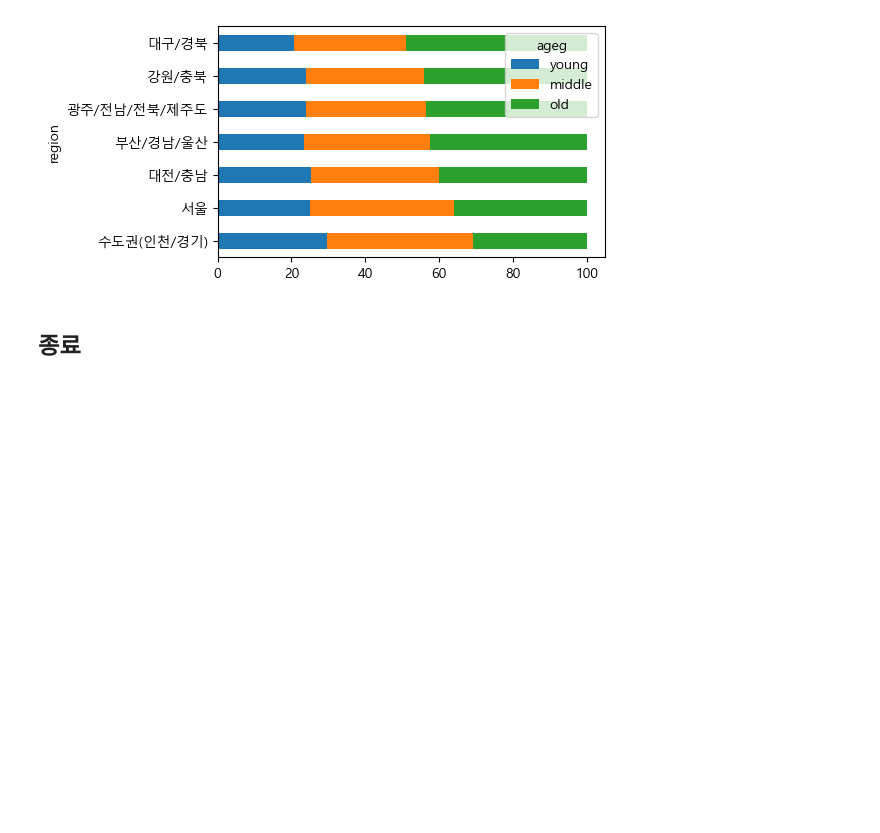
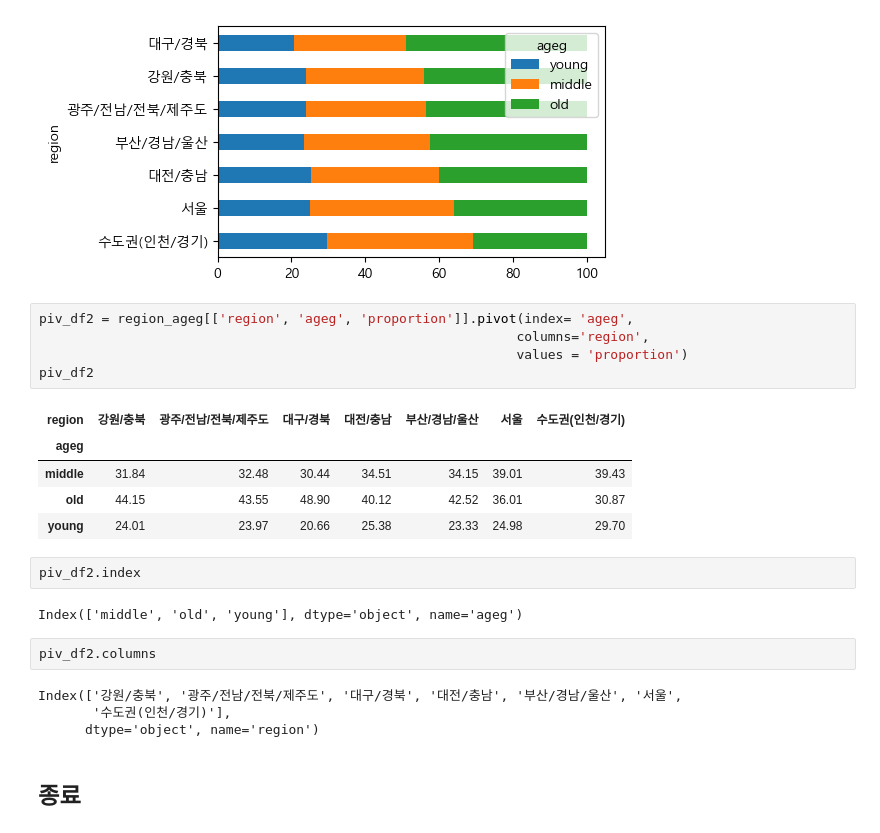
Before and after one commit to seusik1122/2025-1-myclass-BDA, a Jupyter notebook: inclass/10w-A-mon-0519-easy-ch09.ipynb, the cells around one changed output. Cells and saved outputs as stored; diff of their text form; blank space fills up the shorter version.

```diff
--- a/inclass/10w-A-mon-0519-easy-ch09.ipynb
+++ b/inclass/10w-A-mon-0519-easy-ch09.ipynb
@@ -773,5 +774,26 @@ reorder_df2.plot.barh(stacked = True)
 # %% [output]
 <Axes: ylabel='region'>
 [figure]
+# %%
+piv_df2 = region_ageg[['region', 'ageg', 'proportion']].pivot(index= 'ageg',
+                                                             columns='region',
+                                                             values = 'proportion')
+piv_df2
+# %% [output]
+| region | 강원/충북 | 광주/전남/전북/제주도 | 대구/경북 | 대전/충남 | 부산/경남/울산 | 서울 | 수도권(인천/경기) |
+| ageg |  |  |  |  |  |  |  |
+| middle | 31.84 | 32.48 | 30.44 | 34.51 | 34.15 | 39.01 | 39.43 |
+| old | 44.15 | 43.55 | 48.90 | 40.12 | 42.52 | 36.01 | 30.87 |
+| young | 24.01 | 23.97 | 20.66 | 25.38 | 23.33 | 24.98 | 29.70 |
+# %%
+piv_df2.index
+# %% [output]
+Index(['middle', 'old', 'young'], dtype='object', name='ageg')
+# %%
+piv_df2.columns
+# %% [output]
+Index(['강원/충북', '광주/전남/전북/제주도', '대구/경북', '대전/충남', '부산/경남/울산', '서울',
+       '수도권(인천/경기)'],
+      dtype='object', name='region')
 # %% [markdown]
 ## 종료
```
Also changed, not shown: parts of 1 cell of this notebook.
